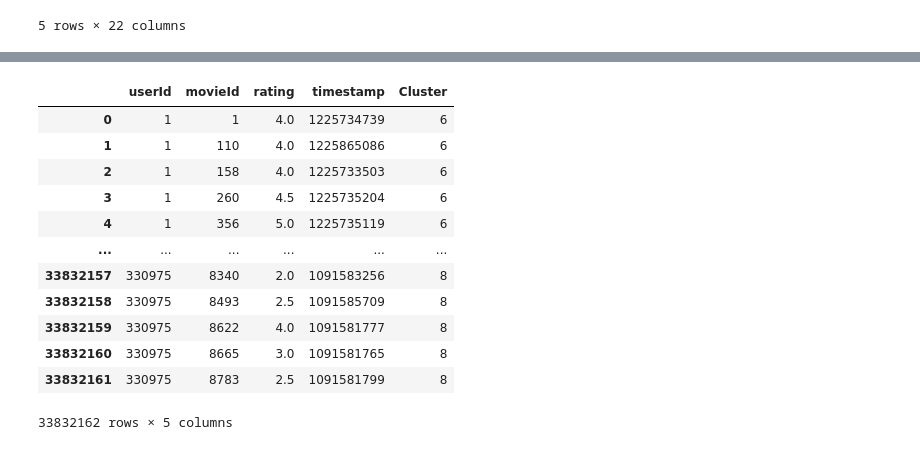
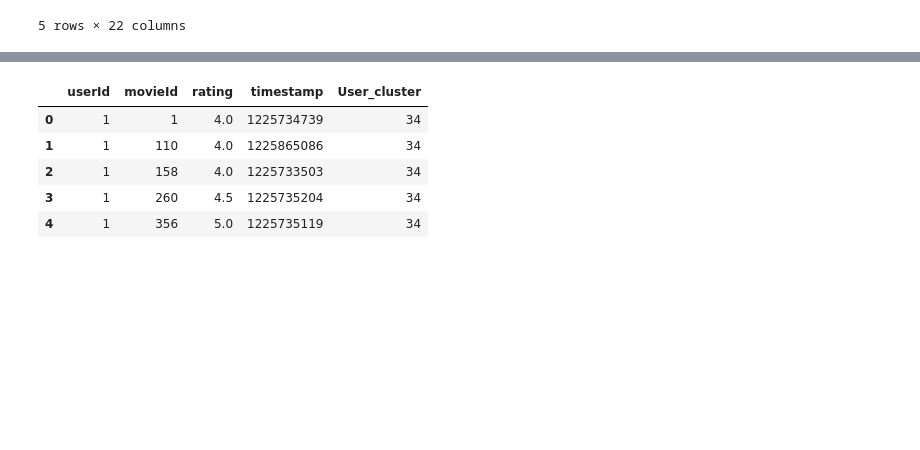
Before and after one commit to vasia-korz/recommendation-system, a Jupyter notebook: index.ipynb, the cells around one changed output, grey strips where cells are left out. Cells and saved outputs as stored; diff of their text form; code cells hidden in the pictures; blank space fills up the shorter version.

```diff
--- a/index.ipynb
+++ b/index.ipynb
@@ -58,3 +58,6 @@ from sklearn.cluster import KMeans
+# %%
+n_movie_clusters = 10
+n_user_clusters = 100
 # %%
 # Step 1: Split the string values
 movies_df['Genres_Split'] = movies_df['genres'].apply(lambda x: x.split('|'))
@@ -72,7 +75,7 @@ movies_hot_df = movies_hot_df.drop(['genres', 'Genres_Split'], axis=1)
 
 # Step 3: Clustering
 # For demonstration, we'll use K-means with 2 clusters
-kmeans = KMeans(n_clusters=10, random_state=42)
+kmeans = KMeans(n_clusters=n_movie_clusters, random_state=42)
 movies_hot_df['Cluster'] = kmeans.fit_predict(binary_df)
 # %%
 movies_hot_df.head()
@@ -102,0 +130,6 @@ Name: rating, Length: 330975, dtype: float64
+# %%
+# Identify the columns to standardize
+columns_to_standardize = [col for col in users_df.columns if 'Cluster_' in col]
+
+# Apply the scaler to these columns
+users_df[columns_to_standardize] = StandardScaler().fit_transform(users_df[columns_to_standardize])
@@ -103,11 +146,11 @@ Name: rating, Length: 330975, dtype: float64
 # %%
-# Group by 'userId' and calculate mean rating
-mean_ratings = ratings_df.groupby('userId')['rating'].mean().reset_index()
-
-# Convert to DataFrame
-mean_ratings_df = pd.DataFrame(mean_ratings)
+# # Group by 'userId' and calculate mean rating
+# mean_ratings = ratings_df.groupby('userId')['rating'].mean().reset_index()
+#
+# # Convert to DataFrame
+# mean_ratings_df = pd.DataFrame(mean_ratings)
 
 # Apply KMeans clustering
-kmeans = KMeans(n_clusters=10, random_state=42)
-mean_ratings_df['Cluster'] = kmeans.fit_predict(mean_ratings_df[['rating']])
+kmeans = KMeans(n_clusters=n_user_clusters, random_state=42)
+users_df['User_cluster'] = kmeans.fit_predict(users_df[[col for col in users_df.columns if 'Cluster_mean' in col]])
 # %%
@@ -138,18 +182,11 @@ KeyboardInterrupt:
 # %%
-ratings_clustered_df = ratings_df.merge(mean_ratings_df[['userId', 'Cluster']], on='userId', suffixes=('', '_user_cluster'))
-ratings_clustered_df
+ratings_clustered_df = ratings_df.merge(users_df[['userId', 'User_cluster']], on='userId')
+ratings_clustered_df.head()
 # %% [output]
-|  | userId | movieId | rating | timestamp | Cluster |
-| 0 | 1 | 1 | 4.0 | 1225734739 | 6 |
-| 1 | 1 | 110 | 4.0 | 1225865086 | 6 |
-| 2 | 1 | 158 | 4.0 | 1225733503 | 6 |
-| 3 | 1 | 260 | 4.5 | 1225735204 | 6 |
-| 4 | 1 | 356 | 5.0 | 1225735119 | 6 |
-| ... | ... | ... | ... | ... | ... |
-| 33832157 | 330975 | 8340 | 2.0 | 1091583256 | 8 |
-| 33832158 | 330975 | 8493 | 2.5 | 1091585709 | 8 |
-| 33832159 | 330975 | 8622 | 4.0 | 1091581777 | 8 |
-| 33832160 | 330975 | 8665 | 3.0 | 1091581765 | 8 |
-| 33832161 | 330975 | 8783 | 2.5 | 1091581799 | 8 |
+|  | userId | movieId | rating | timestamp | User_cluster |
+| 0 | 1 | 1 | 4.0 | 1225734739 | 34 |
+| 1 | 1 | 110 | 4.0 | 1225865086 | 34 |
+| 2 | 1 | 158 | 4.0 | 1225733503 | 34 |
+| 3 | 1 | 260 | 4.5 | 1225735204 | 34 |
+| 4 | 1 | 356 | 5.0 | 1225735119 | 34 |
-33832162 rows × 5 columns
 # %%
```
Also changed, not shown: parts of 20 cells of this notebook, 1 other file.
